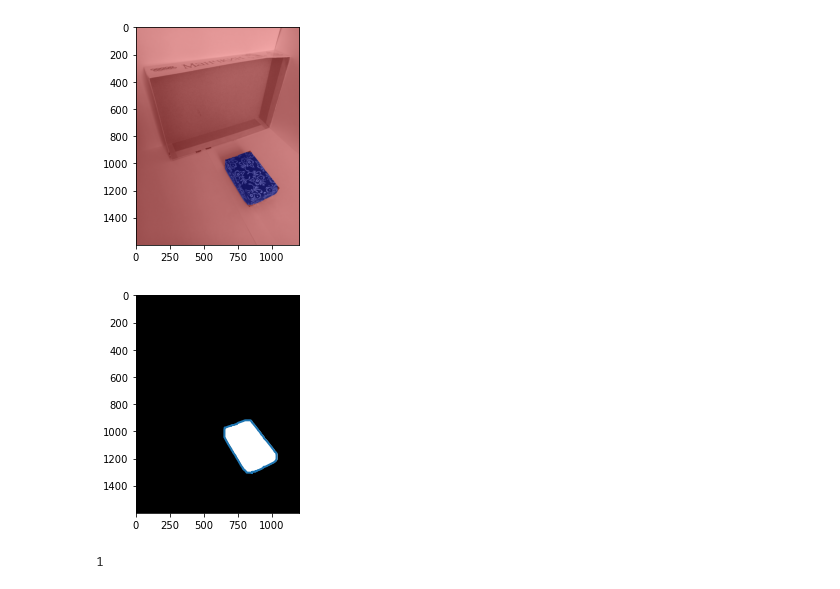
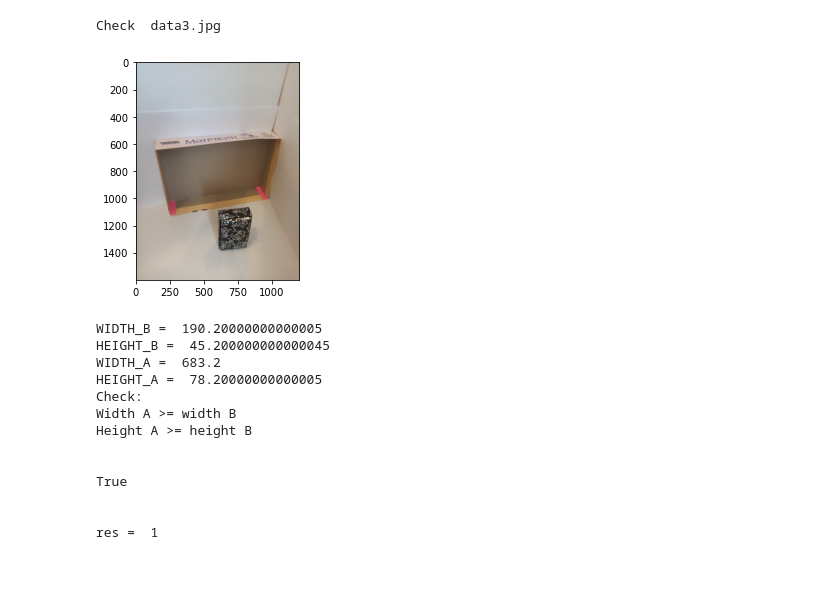
Before and after one commit to DariaZubkova/signal_lab, a Jupyter notebook: course.ipynb, the cells around one changed output. Drawn from its saved outputs; the diff is of its cells as text; code cells hidden in the pictures.

```diff
--- a/course.ipynb
+++ b/course.ipynb
@@ -0,0 +147,22 @@
+# %%
+#Работа алгоритма на одном изображении
+img_name = "data3.jpg"
+print("Check ", img_name)
+res = main_function("dataset\\yes\\" + img_name)
+print("res = ", res)
+# %% [output]
+Check  data3.jpg
+[figure, added]
+WIDTH_B =  190.20000000000005
+HEIGHT_B =  45.200000000000045
+WIDTH_A =  683.2
+HEIGHT_A =  78.20000000000005
+Check:
+Width A >= width B
+Height A >= height B
+
+
+True
+
+
+res =  1
@@ -1,40 +178,25 @@
 # %%
-from imageio import imread, imsave
-from skimage.color import rgb2gray, rgba2rgb
-import numpy as np
-import cv2
-from matplotlib import pyplot as plt
-from skimage.feature import canny
-from skimage.morphology import binary_opening, binary_closing
-from scipy.ndimage.morphology import binary_fill_holes
-from skimage.color import label2rgb
-from skimage import measure
+def download(name_file):
+    img = imread(name_file)
+    img_gray = rgb2gray(img)
 
-name_file = './dataset/data1.jpg' #warning: 5,7,10
+    binary_img = binary_closing(canny(img_gray, sigma=2), selem=np.ones((6, 6))) #1.5;2
+    img_segment = binary_fill_holes(binary_img)
+    mask_img = binary_opening(img_segment, selem=np.ones((40, 40)))#16;25
 
-img = imread(name_file)
-img2 = rgb2gray(img)
+    plt.imshow(img)
+    #plt.imshow(label2rgb(mask_img, image=img_gray))
 
-binary_img = binary_closing(canny(img2, sigma=2), selem=np.ones((6, 6))) #1.5;2
-img_segment = binary_fill_holes(binary_img)
-mask_img = binary_opening(img_segment, selem=np.ones((40, 40)))#16;25
+    #Поиск контуров
+    contours_img = find_contours(mask_img, level=0.8)
 
-plt.imshow(label2rgb(mask_img, image=img2))
+    #Отображение (слишком громоздко при запуске на всем датасете, поэтому закомментировано)
+    #fig, ax = plt.subplots()
+    #ax.imshow(mask_img, cmap=plt.cm.gray)
 
-# Find contours
-contours_img = measure.find_contours(mask_img, 0.8)
+    #for contour in contours_img:
+    #    ax.plot(contour[:, 1], contour[:, 0], linewidth=2)
 
-# Display
-fig, ax = plt.subplots()
-ax.imshow(mask_img, cmap=plt.cm.gray)
+    plt.show()
 
-for contour in contours_img:
-    ax.plot(contour[:, 1], contour[:, 0], linewidth=2)
-
-plt.show()
-
-len(contours_img)
+    return contours_img, mask_img
-# %% [output]
-[figure, removed]
-[figure, removed]
-1
```
Also changed, not shown: parts of 17 cells of this notebook.
